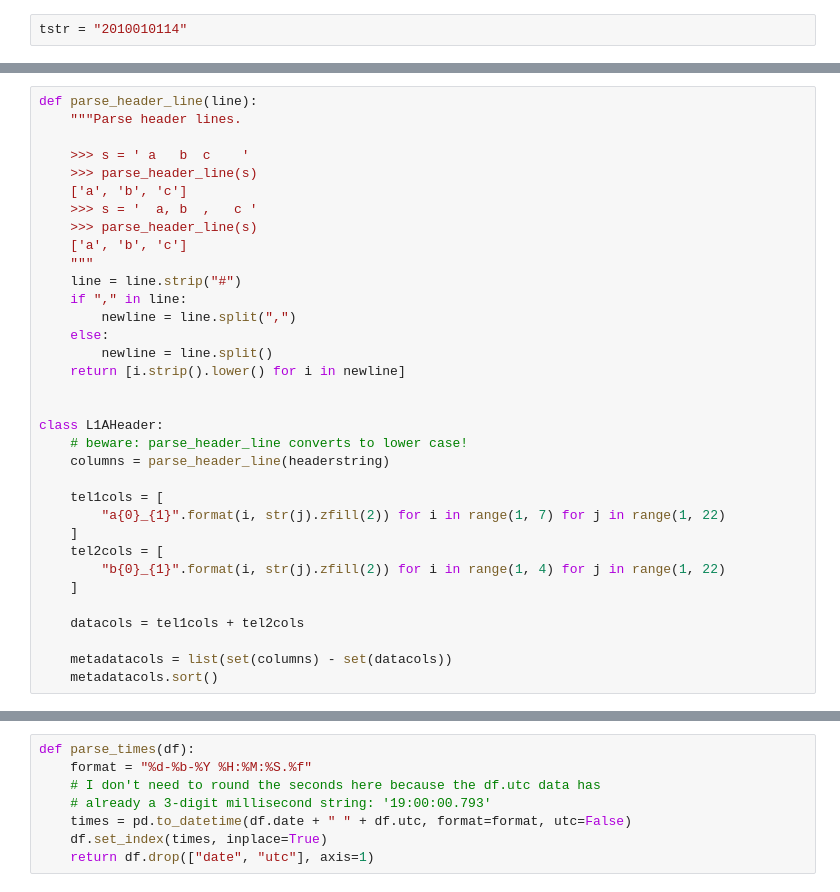
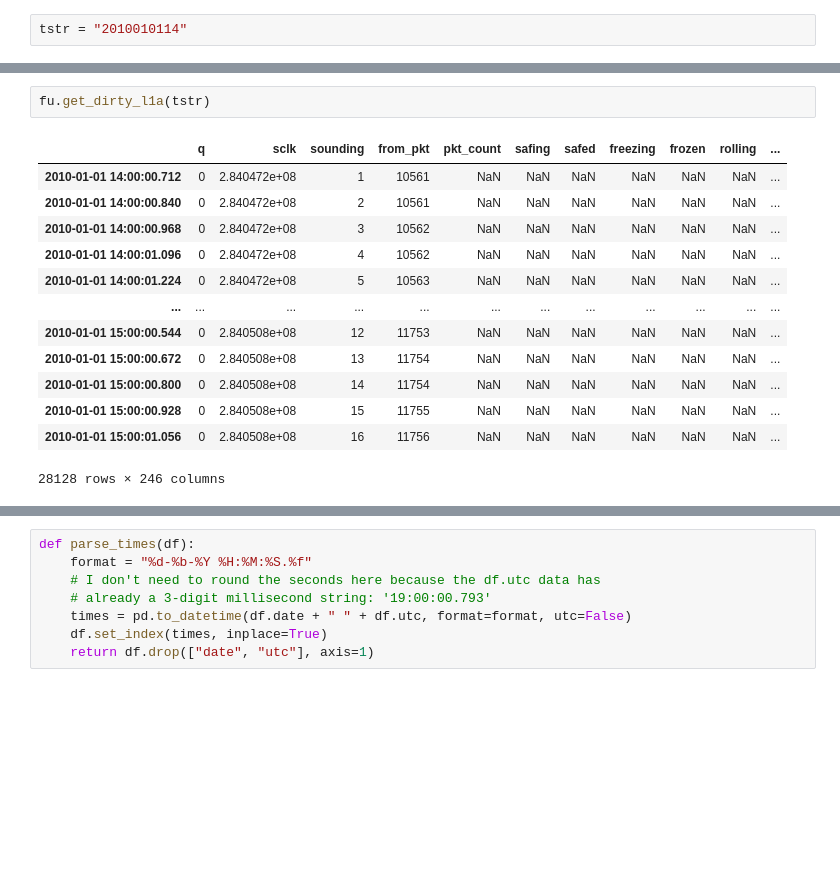
Before and after one commit to michaelaye/divinepy, a Jupyter notebook: 06_l1a_data.ipynb, the cells around one changed output, grey strips where cells are left out. Cells and saved outputs as stored; diff of their text form; blank space fills up the shorter version.

```diff
--- a/06_l1a_data.ipynb
+++ b/06_l1a_data.ipynb
@@ -43,34 +14,16 @@ headerstring = (
-# %%
-def parse_header_line(line):
-    """Parse header lines.
-
-    >>> s = ' a   b  c    '
-    >>> parse_header_line(s)
-    ['a', 'b', 'c']
-    >>> s = '  a, b  ,   c '
-    >>> parse_header_line(s)
-    ['a', 'b', 'c']
-    """
-    line = line.strip("#")
-    if "," in line:
-        newline = line.split(",")
-    else:
-        newline = line.split()
-    return [i.strip().lower() for i in newline]
-
-
-class L1AHeader:
-    # beware: parse_header_line converts to lower case!
-    columns = parse_header_line(headerstring)
-
-    tel1cols = [
-        "a{0}_{1}".format(i, str(j).zfill(2)) for i in range(1, 7) for j in range(1, 22)
-    ]
-    tel2cols = [
-        "b{0}_{1}".format(i, str(j).zfill(2)) for i in range(1, 4) for j in range(1, 22)
-    ]
-
-    datacols = tel1cols + tel2cols
-
-    metadatacols = list(set(columns) - set(datacols))
-    metadatacols.sort()
+# %%
+fu.get_dirty_l1a(tstr)
+# %% [output]
+|  | q | sclk | sounding | from_pkt | pkt_count | safing | safed | freezing | frozen | rolling | ... |
+| 2010-01-01 14:00:00.712 | 0 | 2.840472e+08 | 1 | 10561 | NaN | NaN | NaN | NaN | NaN | NaN | ... |
+| 2010-01-01 14:00:00.840 | 0 | 2.840472e+08 | 2 | 10561 | NaN | NaN | NaN | NaN | NaN | NaN | ... |
+| 2010-01-01 14:00:00.968 | 0 | 2.840472e+08 | 3 | 10562 | NaN | NaN | NaN | NaN | NaN | NaN | ... |
+| 2010-01-01 14:00:01.096 | 0 | 2.840472e+08 | 4 | 10562 | NaN | NaN | NaN | NaN | NaN | NaN | ... |
+| 2010-01-01 14:00:01.224 | 0 | 2.840472e+08 | 5 | 10563 | NaN | NaN | NaN | NaN | NaN | NaN | ... |
+| ... | ... | ... | ... | ... | ... | ... | ... | ... | ... | ... | ... |
+| 2010-01-01 15:00:00.544 | 0 | 2.840508e+08 | 12 | 11753 | NaN | NaN | NaN | NaN | NaN | NaN | ... |
+| 2010-01-01 15:00:00.672 | 0 | 2.840508e+08 | 13 | 11754 | NaN | NaN | NaN | NaN | NaN | NaN | ... |
+| 2010-01-01 15:00:00.800 | 0 | 2.840508e+08 | 14 | 11754 | NaN | NaN | NaN | NaN | NaN | NaN | ... |
+| 2010-01-01 15:00:00.928 | 0 | 2.840508e+08 | 15 | 11755 | NaN | NaN | NaN | NaN | NaN | NaN | ... |
+| 2010-01-01 15:00:01.056 | 0 | 2.840508e+08 | 16 | 11756 | NaN | NaN | NaN | NaN | NaN | NaN | ... |
+28128 rows × 246 columns
```
Also changed, not shown: parts of 9 cells of this notebook, 15 other files.
